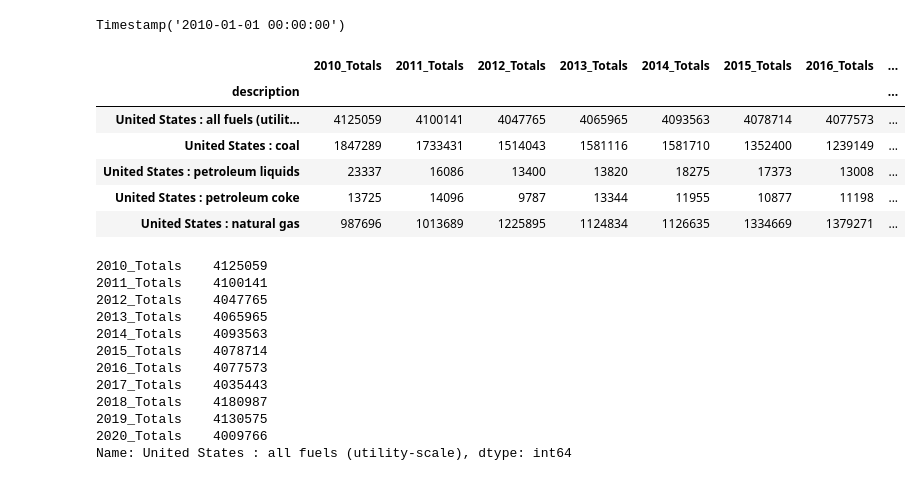
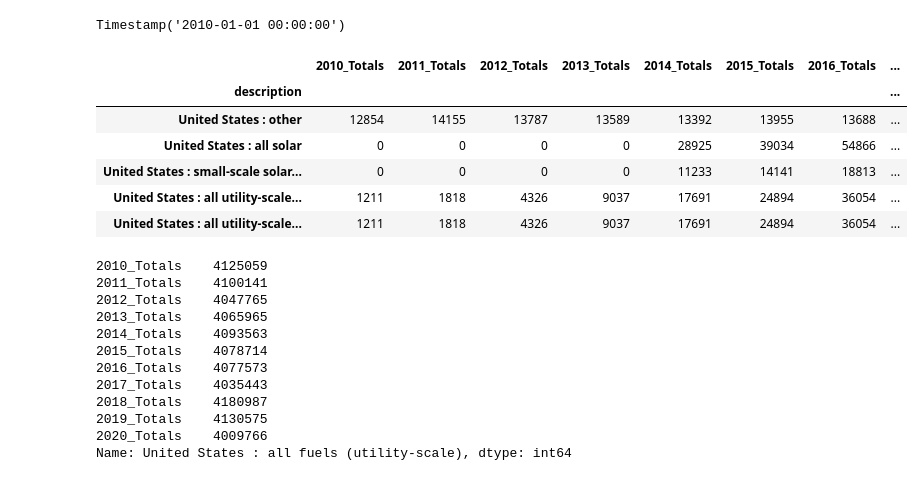
Before and after one commit to fraserclaire/Group3_Project4, a Jupyter notebook: ac/data_test.ipynb, the cells around one changed output. Saved outputs shown, nothing was run; the diff lists cells and outputs as text; code cells hidden in the pictures.

```diff
--- a/ac/data_test.ipynb
+++ b/ac/data_test.ipynb
@@ -196,39 +346,39 @@ sum_of_columns_2014 = year_2014[numerical_columns.columns].sum()
 sum_of_columns_2015 = year_2015[numerical_columns.columns].sum()
 sum_of_columns_2016 = year_2016[numerical_columns.columns].sum()
 sum_of_columns_2017 = year_2017[numerical_columns.columns].sum()
 sum_of_columns_2018 = year_2018[numerical_columns.columns].sum()
 sum_of_columns_2019 = year_2019[numerical_columns.columns].sum()
 sum_of_columns_2020 = year_2020[numerical_columns.columns].sum()
 
 
 # Create a dictionary with the sum of columns for each year
 data = {
     '2010_Totals': sum_of_columns_2010,
     '2011_Totals': sum_of_columns_2011,
     '2012_Totals': sum_of_columns_2012,
     '2013_Totals': sum_of_columns_2013,
     '2014_Totals': sum_of_columns_2014,
     '2015_Totals': sum_of_columns_2015,
     '2016_Totals': sum_of_columns_2016,
     '2017_Totals': sum_of_columns_2017,
     '2018_Totals': sum_of_columns_2018,
     '2019_Totals': sum_of_columns_2019,
     '2020_Totals': sum_of_columns_2020,
 }
 
 # Create a DataFrame from the dictionary
 energy_data_totals_df = pd.DataFrame(data)
 
 # Display the DataFrame
-energy_data_totals_df.head()
+energy_data_totals_df.tail()
 # %% [output]
 |  | 2010_Totals | 2011_Totals | 2012_Totals | 2013_Totals | 2014_Totals | 2015_Totals | 2016_Totals | ... |
 | description |  |  |  |  |  |  |  | ... |
-| United States : all fuels (utilit... | 4125059 | 4100141 | 4047765 | 4065965 | 4093563 | 4078714 | 4077573 | ... |
-| United States : coal | 1847289 | 1733431 | 1514043 | 1581116 | 1581710 | 1352400 | 1239149 | ... |
-| United States : petroleum liquids | 23337 | 16086 | 13400 | 13820 | 18275 | 17373 | 13008 | ... |
-| United States : petroleum coke | 13725 | 14096 | 9787 | 13344 | 11955 | 10877 | 11198 | ... |
-| United States : natural gas | 987696 | 1013689 | 1225895 | 1124834 | 1126635 | 1334669 | 1379271 | ... |
+| United States : other | 12854 | 14155 | 13787 | 13589 | 13392 | 13955 | 13688 | ... |
+| United States : all solar | 0 | 0 | 0 | 0 | 28925 | 39034 | 54866 | ... |
+| United States : small-scale solar... | 0 | 0 | 0 | 0 | 11233 | 14141 | 18813 | ... |
+| United States : all utility-scale... | 1211 | 1818 | 4326 | 9037 | 17691 | 24894 | 36054 | ... |
+| United States : all utility-scale... | 1211 | 1818 | 4326 | 9037 | 17691 | 24894 | 36054 | ... |
 # %%
 energy_data_totals_df.iloc[0]
 # %% [output]
```
Also changed, not shown: parts of 11 cells of this notebook, 5 other files.
